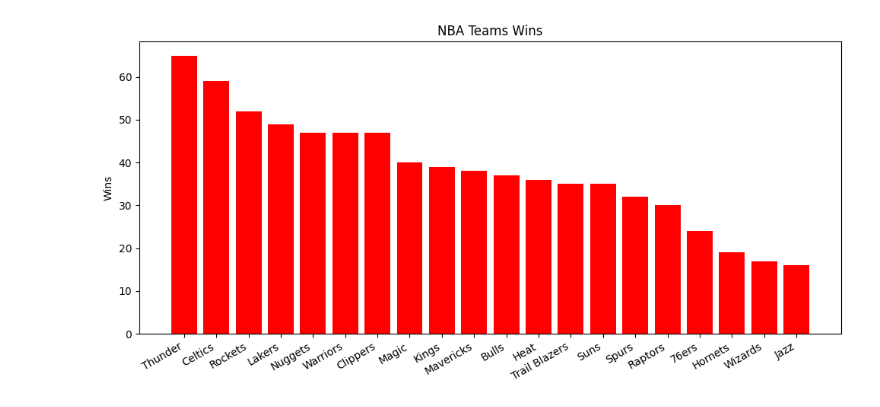
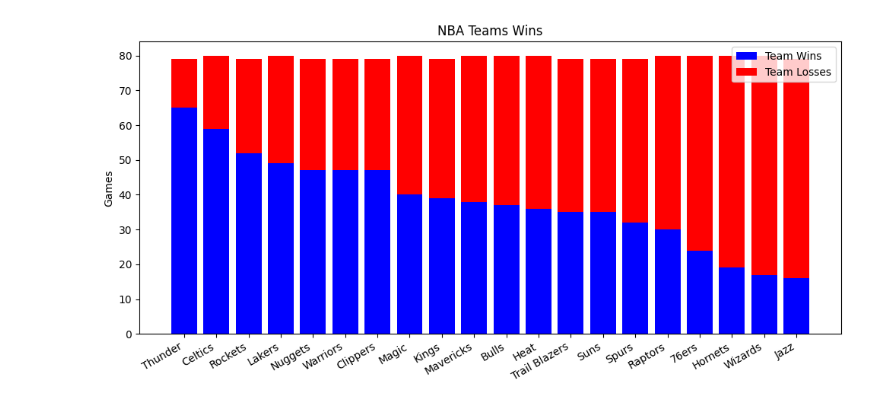
Before and after one commit to bxrs/nba_stat, a Jupyter notebook: nba.ipynb, the cells around one changed output. Saved outputs shown, nothing was run; the diff lists cells and outputs as text; code cells hidden in the pictures.

```diff
--- a/nba.ipynb
+++ b/nba.ipynb
@@ -51,16 +51,19 @@ Bulls: 37-43
 # %%
 import matplotlib.pyplot as plt
 
 plt.figure(figsize=(10, 5))
 sorted_indices = sorted(range(len(wins)), key=lambda i: wins[i], reverse=True)
 sorted_teams = [teams[i] for i in sorted_indices]
 sorted_wins = [wins[i] for i in sorted_indices]
+sorted_losses=[losses[i] for i in sorted_indices]
 
-plt.bar(sorted_teams, sorted_wins, color='red')
+plt.bar(sorted_teams, sorted_wins, color='blue', label='Team Wins')
+plt.bar(sorted_teams, sorted_losses, bottom=sorted_wins, color='red', label='Team Losses')
 plt.title('NBA Teams Wins')
-plt.ylabel('Wins')
+plt.ylabel('Games')
 plt.xticks(rotation=30, ha='right')
 plt.tight_layout()
+plt.legend()
 plt.show()
 # %% [output]
-[figure, old version]
+[figure, new version]
```
